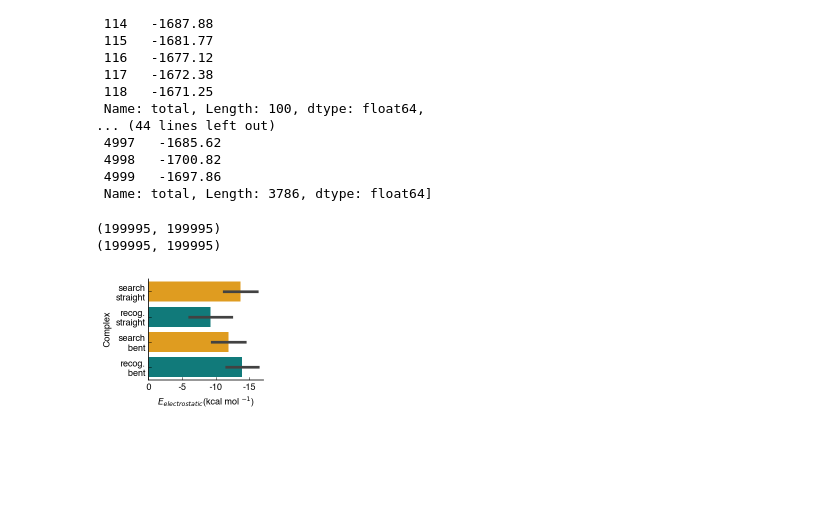
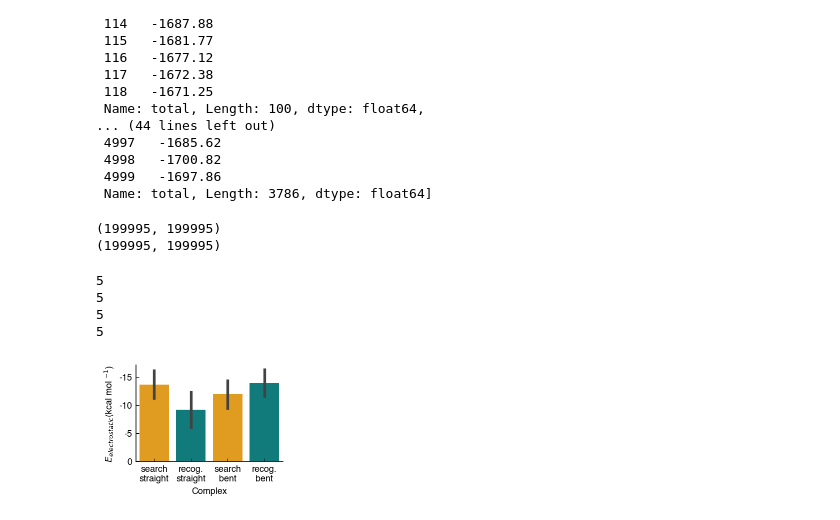
Before and after one commit to mallu2/CG_analysis, a Jupyter notebook: CG_energies_analysis.ipynb, the cells around one changed output. Cells and saved outputs as stored; diff of their text form; code cells hidden in the pictures; blank space fills up the shorter version.

```diff
--- a/CG_energies_analysis.ipynb
+++ b/CG_energies_analysis.ipynb
@@ -312,39 +312,43 @@ def get_energy_dataframe(folder,comp,salt,energy='DH',start=None,end=None):
 #get_energy_dataframe(FolderSspecific03A_cg,'S:','0.03'),get_energy_dataframe(FolderRspecific03A_cg,'R:','0.03')]
 #data_CG_DH=pd.concat([x for x in all_comp_CG_DH])
 #data_CG_DH.replace({'S_':'search\nstraight','R_':'recog.\nstraight',\
-#                          'S:':'search\nbent','R:':'recog.\nbent',},inplace=True)
+                          'S:':'search\nbent','R:':'recog.\nbent',},inplace=True)
 #data_CG_DH['Model']=['CG' for x in range(len(data_CG_DH))]
 #data_CG_DH['DH']=-data_CG_DH['DH']
-fig, ax = plt.subplots(figsize = (2.5,2.1))
+fig, ax = plt.subplots(figsize = (2.8,2.1))
 #sns.boxplot(y='DH',data=allc_join,x='Complex',width=0.8,linewidth=0.9,hue='Model',palette="Set1",medianprops={'color':'cyan'})
 #sns.plot(y='DH',data=allc_join,x='Complex',palette="Accent_r",hue='Model',dodge=0.1,linewidth=0.2,alpha=0.6,size=1.8)
 #sns.stripplot(y='DH',data=allc_join,x='Complex',hue='Model',palette="Set1",dodge=0.1,linewidth=0.7,jitter=0.0005,alpha=0.5)
 #sns.violinplot(y='DH',data=data_CG_DH,x='Complex',hue='Model',palette="Set1",scale='area')
 #sns.lineplot(x='Complex',y='DH',data=data_CG_DH,palette="Set2", style="Model",\
 #    markers=True,err_style="band",ci="sd")
-sns.barplot(x='DH',y='Complex',data=data_CG_DH,palette=['orange','darkcyan','orange','darkcyan'],ci="sd")
+sns.barplot(y='DH',x='Complex',data=data_CG_DH,palette=['orange','darkcyan','orange','darkcyan'],ci="sd")
 
 #sns.barplot(y='DH',data=allc_join,x='Complex',linewidth=0.9,hue='Model',palette="Set1",orient="v", capsize=.2)
 
 ax.tick_params(
 
         axis='both',          # changes apply to the x-axis
         which='both',      # both major and minor ticks are affected
         bottom=True,      # ticks along the bottom edge are off
         top=False,         # ticks along the top edge are off
         labelbottom=True,
         right=False, left=True, labelleft=True,
         width = 0.5,
         length = 3, color='k',direction ='in')
-plt.xlabel('$E_{electrostatic}$(kcal mol $^{-1}$)')
-plt.xticks([0,5,10,15],[-0,-5,-10,-15])
+plt.ylabel('$E_{electrostatic}$(kcal mol $^{-1}$)')
+plt.yticks([0,5,10,15],[-0,-5,-10,-15])
 plt.legend([],[], frameon=False)
 sns.despine()
 plt.tight_layout()
 #plt.ylim(-38,1)
 plt.savefig('/Users/mallu899/Mirror/projects/lacI_CG_master/LacI_CG_Draft/Figures/version10/Figure5/CG_DH.png',dpi=300,bbox_inches='tight', transparent=True)
 # %% [output]
+5
+5
+5
+5
-[figure, old version]
+[figure, new version]
 # %%
 #Electrostatics
 #all_comp_CG_DH=[get_energy_dataframe(FolderSspecific03B_cg,'S_','0.03'),get_energy_dataframe(FolderRspecific03B_cg,'R_','0.03'),\
```
Also changed, not shown: parts of 7 cells of this notebook, 5 other files.
